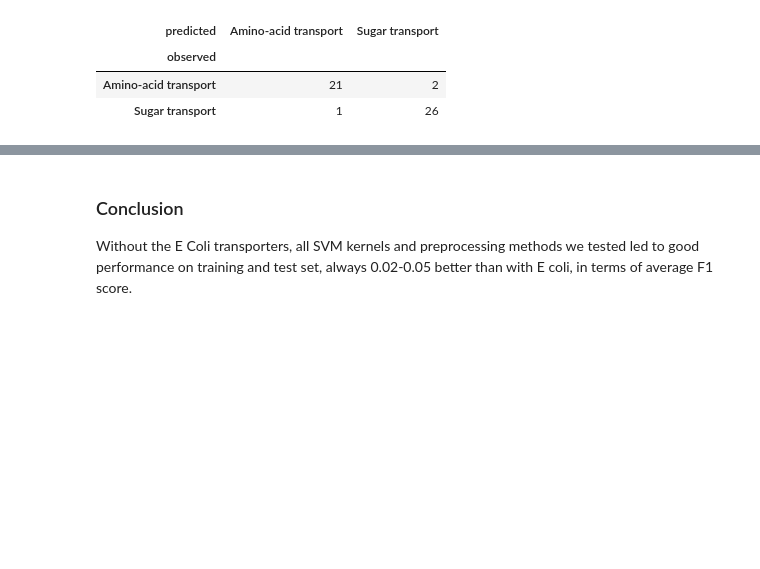
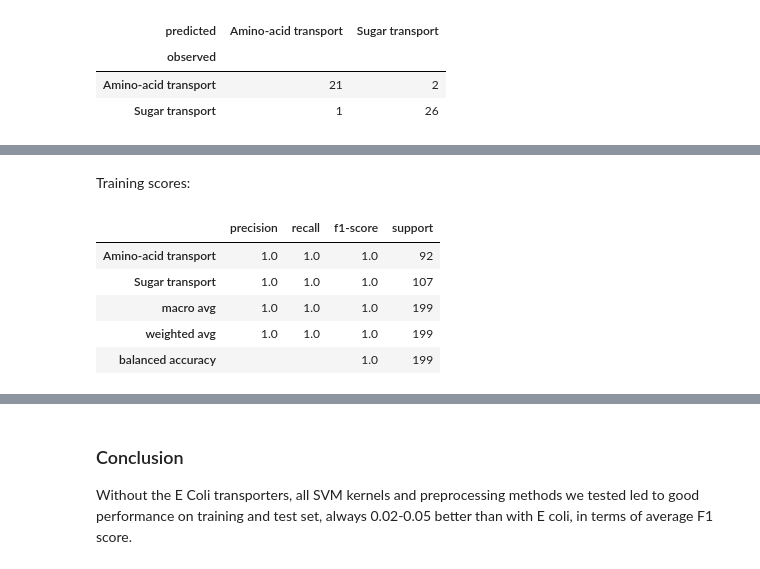
Before and after one commit to adenger/subpred3, a Jupyter notebook: notebooks/meta_euk_06_evaluation_pssm.ipynb, the cells around one changed output, grey strips where cells are left out. Cells and saved outputs as stored; diff of their text form; code cells hidden in the pictures; blank space fills up the shorter version.

```diff
--- a/notebooks/meta_euk_06_evaluation_pssm.ipynb
+++ b/notebooks/meta_euk_06_evaluation_pssm.ipynb
@@ -281,0 +294,11 @@ get_classification_report(X_test, y_test, best_estimator_svc_pca, labels=labels)
+# %% [markdown]
+Training scores:
+# %%
+get_classification_report(X_train, y_train, best_estimator_svc_pca, labels=labels, add_balanced_accuracy=True)
+# %% [output]
+|  | precision | recall | f1-score | support |
+| Amino-acid transport | 1.0 | 1.0 | 1.0 | 92 |
+| Sugar transport | 1.0 | 1.0 | 1.0 | 107 |
+| macro avg | 1.0 | 1.0 | 1.0 | 199 |
+| weighted avg | 1.0 | 1.0 | 1.0 | 199 |
+| balanced accuracy |  |  | 1.0 | 199 |
```
Also changed, not shown: parts of 6 cells of this notebook.
